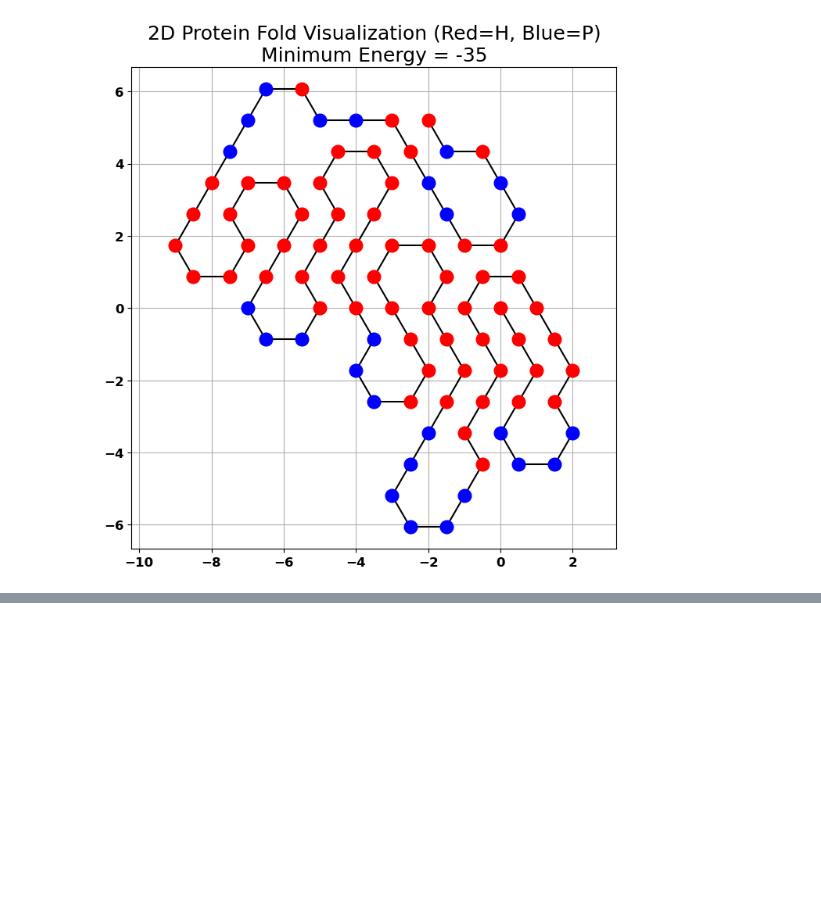
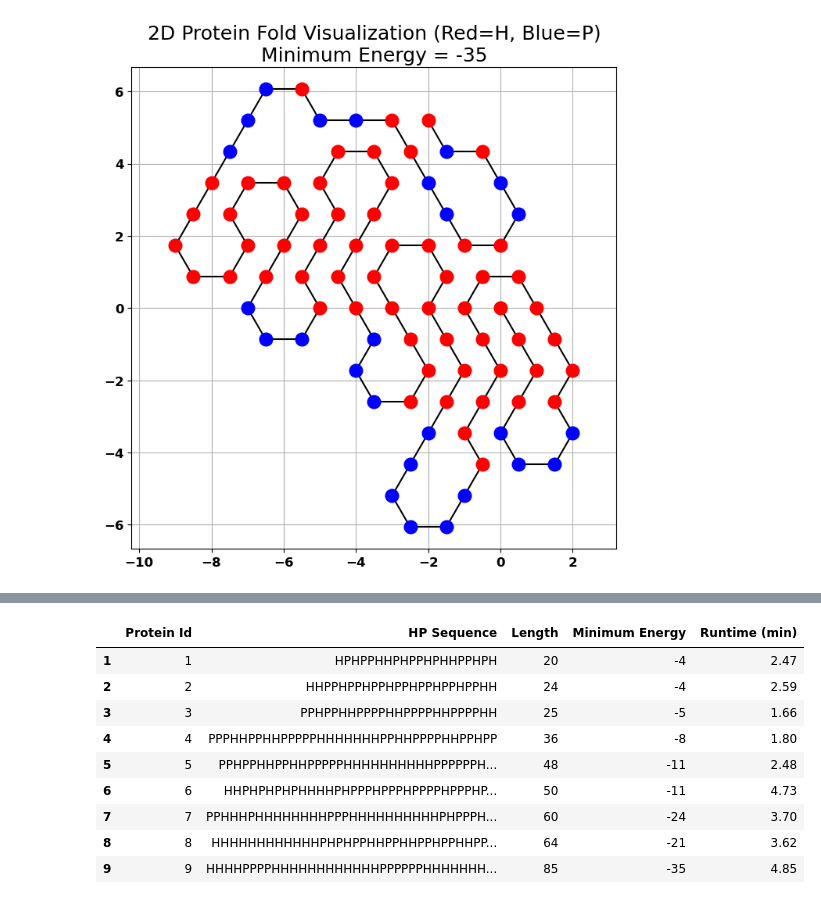
Before and after one commit to yassinalamelden/Protein_Folding_Model, a Jupyter notebook: methods/GA_Method/output/HP_sequences/triangular/hp_triangular_output.ipynb, the cells around one changed output, grey strips where cells are left out. Cells and saved outputs as stored; diff of their text form; code cells hidden in the pictures; blank space fills up the shorter version.

Commit message:
Updated the output for the HP sequences dataset in GA for square and triangular

```diff
--- a/methods/GA_Method/output/HP_sequences/hp_triangular_output.ipynb
+++ b/methods/GA_Method/output/HP_sequences/triangular/hp_triangular_output.ipynb
@@ -379,0 +387,27 @@ Runtime (min): 4.85
+# %%
+triangular_data = [
+    {"Protein Id": "1", "HP Sequence": "HPHPPHHPHPPHPHHPPHPH", "Length": 20, "Minimum Energy": -4, "Runtime (min)": 2.47},
+    {"Protein Id": "2", "HP Sequence": "HHPPHPPHPPHPPHPPHPPHPPHH", "Length": 24, "Minimum Energy": -4, "Runtime (min)": 2.59},
+    {"Protein Id": "3", "HP Sequence": "PPHPPHHPPPPHHPPPPHHPPPPHH", "Length": 25, "Minimum Energy": -5, "Runtime (min)": 1.66},
+    {"Protein Id": "4", "HP Sequence": "PPPHHPPHHPPPPPHHHHHHHPPHHPPPPHHPPHPP", "Length": 36, "Minimum Energy": -8, "Runtime (min)": 1.8},
+    {"Protein Id": "5", "HP Sequence": "PPHPPHHPPHHPPPPPHHHHHHHHHHPPPPPPHHPPHHPPHPPHHHHH", "Length": 48, "Minimum Energy": -11, "Runtime (min)": 2.48},
+    {"Protein Id": "6", "HP Sequence": "HHPHPHPHPHHHHPHPPPHPPPHPPPPHPPPHPPPHPHHHHPHPHPHPHH", "Length": 50, "Minimum Energy": -11, "Runtime (min)": 4.73},
+    {"Protein Id": "7", "HP Sequence": "PPHHHPHHHHHHHHPPPHHHHHHHHHHPHPPPHHHHHHHHHHHHPPPPHHHHHHPHHPHP", "Length": 60, "Minimum Energy": -24, "Runtime (min)": 3.7},
+    {"Protein Id": "8", "HP Sequence": "HHHHHHHHHHHHPHPHPPHHPPHHPPHPPHHPPHHPPHPPHHPPHHPPHPHPHHHHHHHHHHHH", "Length": 64, "Minimum Energy": -21, "Runtime (min)": 3.62},
+    {"Protein Id": "9", "HP Sequence": "HHHHPPPPHHHHHHHHHHHHPPPPPPHHHHHHHHHHHHPPPHHHHHHHHHHHHPPPHHHHHHHHHHHHPPPHPPHHPPHHPPHPH", "Length": 85, "Minimum Energy": -35, "Runtime (min)": 4.85},
+]
+
+dataset_triangular = pd.DataFrame(triangular_data)
+dataset_triangular.index = range(1, len(dataset_triangular) + 1)
+dataset_triangular
+# %% [output]
+|  | Protein Id | HP Sequence | Length | Minimum Energy | Runtime (min) |
+| 1 | 1 | HPHPPHHPHPPHPHHPPHPH | 20 | -4 | 2.47 |
+| 2 | 2 | HHPPHPPHPPHPPHPPHPPHPPHH | 24 | -4 | 2.59 |
+| 3 | 3 | PPHPPHHPPPPHHPPPPHHPPPPHH | 25 | -5 | 1.66 |
+| 4 | 4 | PPPHHPPHHPPPPPHHHHHHHPPHHPPPPHHPPHPP | 36 | -8 | 1.80 |
+| 5 | 5 | PPHPPHHPPHHPPPPPHHHHHHHHHHPPPPPPH... | 48 | -11 | 2.48 |
+| 6 | 6 | HHPHPHPHPHHHHPHPPPHPPPHPPPPHPPPHP... | 50 | -11 | 4.73 |
+| 7 | 7 | PPHHHPHHHHHHHHPPPHHHHHHHHHHPHPPPH... | 60 | -24 | 3.70 |
+| 8 | 8 | HHHHHHHHHHHHPHPHPPHHPPHHPPHPPHHPP... | 64 | -21 | 3.62 |
+| 9 | 9 | HHHHPPPPHHHHHHHHHHHHPPPPPPHHHHHHH... | 85 | -35 | 4.85 |
```
Also changed, not shown: parts of 2 cells of this notebook, 3 other files.
